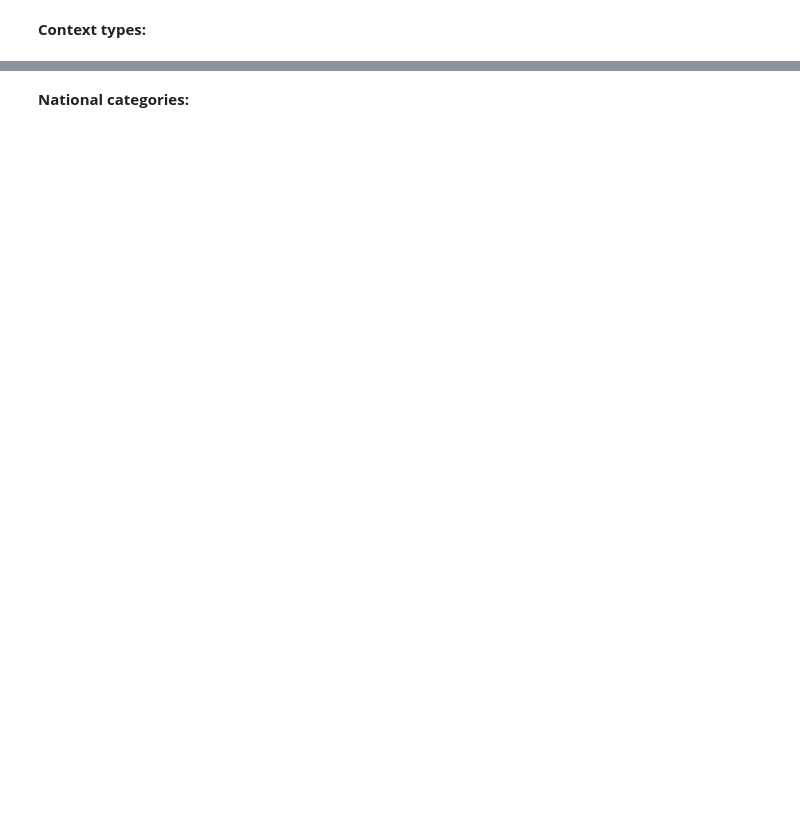
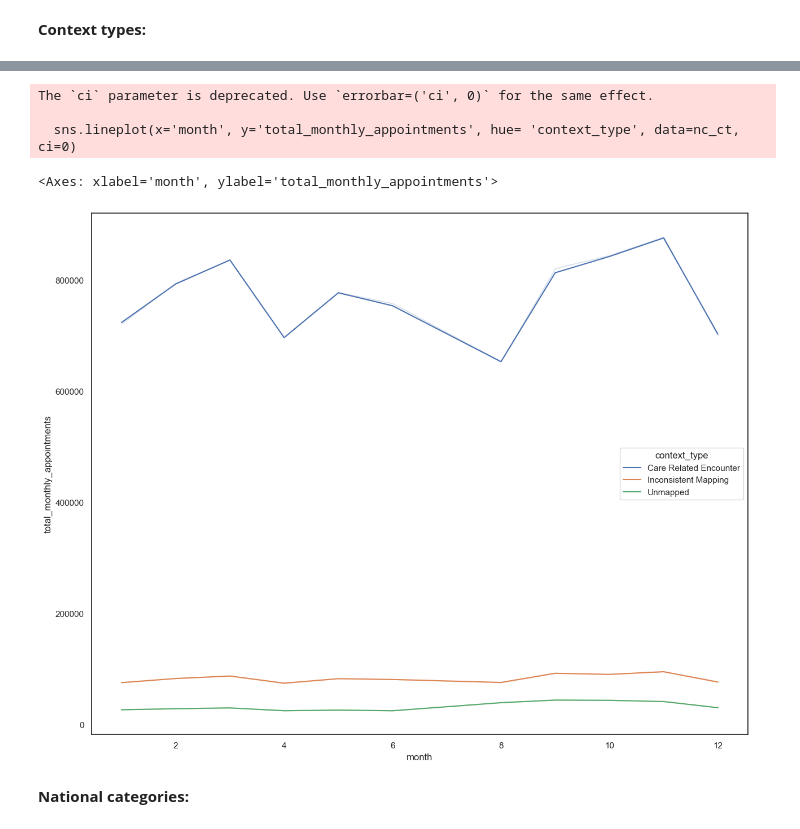
Before and after one commit to crialorob/Alonso_Robles_Cristina_DA201_Assignment, a Jupyter notebook: Alonso_Robles_Cristina_DA201_Assignment_Notebook.ipynb, the cells around one changed output, grey strips where cells are left out. Saved outputs shown, nothing was run; the diff lists cells and outputs as text; code cells hidden in the pictures; blank space fills up the shorter version.

```diff
--- a/Alonso_Robles_Cristina_DA201_Assignment_Notebook.ipynb
+++ b/Alonso_Robles_Cristina_DA201_Assignment_Notebook.ipynb
@@ -1211,2 +1514,11 @@ sns.lineplot(x='month', y='total_monthly_appointments', hue= 'service_setting',
 # %% [markdown]
 **Context types:**
+# %%
+# Create a subset of the nc DataFrame to look at context type.
+# Selecting few columns.
+
+nc_ct_subset = pd.read_excel('national_categories.xlsx',
+                            usecols=['context_type', 'count_of_appointments', 'appointment_date','appointment_month'])
+
+# Print the DataFrame.
+nc_ct_subset.head()
@@ -1212,0 +1532,4 @@ sns.lineplot(x='month', y='total_monthly_appointments', hue= 'service_setting',
+# %%
+# Extracting the year from string format date.
+nc_ct_subset['year'] = pd.DatetimeIndex(nc_ct_subset['appointment_date']).year
+nc_ct_subset.head()
@@ -1212,0 +1543,4 @@ sns.lineplot(x='month', y='total_monthly_appointments', hue= 'service_setting',
+# %%
+# Creating a new column with month of date field 'appointment_date'.
+nc_ct_subset['month'] = pd.DatetimeIndex(nc_ct_subset['appointment_date']).month
+nc_ct_subset.head()
@@ -1213,12 +1554,13 @@ sns.lineplot(x='month', y='total_monthly_appointments', hue= 'service_setting',
 # %%
-# Create a separate data set that can be used in future weeks.
+# Aggregate on monthly level and determine the sum of records per month.
+# Grouping the nc DataFrame by 'service_setting', 'year' and 'month'.
+# And aggregating the 'count of appointments' to monthly counts.
 
-# Eg # Create a DataFrame with specified columns.
-distance = fitness[['Id', 'ActivityDate', 'VeryActiveDistance',
-                   'ModeratelyActiveDistance', 'LightActiveDistance',
-                   'SedentaryActiveDistance']]
+nc_ct_subset= pd.DataFrame(nc_ct_subset.groupby(['context_type','year','month', 'appointment_month', 'appointment_date',]).count_of_appointments.sum().reset_index(name='total_monthly_appointments'))
+nc_ct_subset.sort_values(['total_monthly_appointments'],ascending=False)
 
-# View the DataFrame.
-print(distance.head())
+# Create a new nc DataFrame that can be used in future weeks.
+nc_ct = nc_ct_subset.sort_values(['total_monthly_appointments'],ascending=False)
 
-# View output.
+# View the output.
+nc_ct
@@ -1225,5 +1581,13 @@ print(distance.head())
 # %%
 # Plot the appointments over the available date range, and review the context types for months.
 # Create a lineplot.
+total_monthly_appointments_ct = nc_ct['total_monthly_appointments']
+sns.lineplot(x='month', y='total_monthly_appointments', hue= 'context_type', data=nc_ct, ci=0)
+# %% [output]
+The `ci` parameter is deprecated. Use `errorbar=('ci', 0)` for the same effect.
+
+  sns.lineplot(x='month', y='total_monthly_appointments', hue= 'context_type', data=nc_ct, ci=0)
+<Axes: xlabel='month', ylabel='total_monthly_appointments'>
+[figure, added]
 # %% [markdown]
 **National categories:**
```
Also changed, not shown: parts of 102 cells of this notebook, 1 other file.
